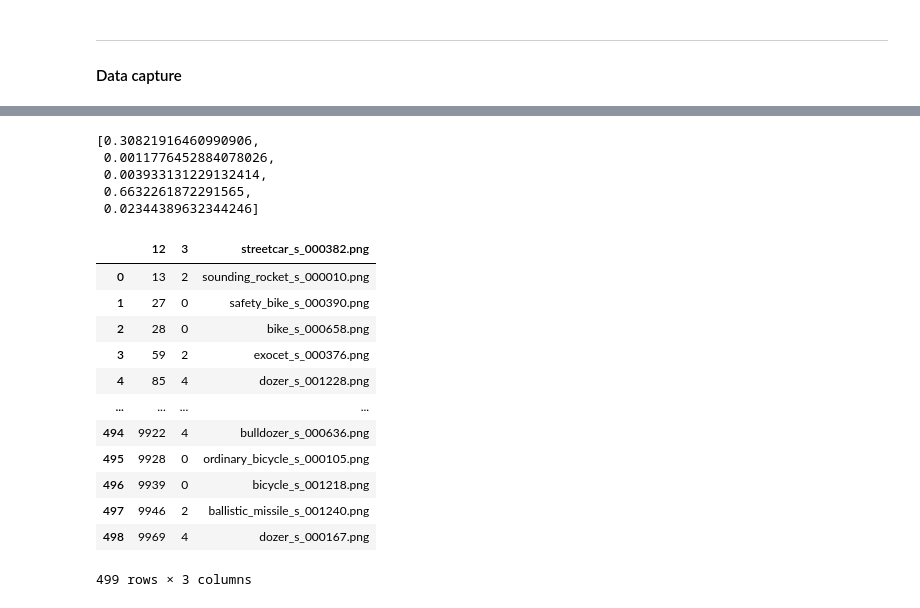
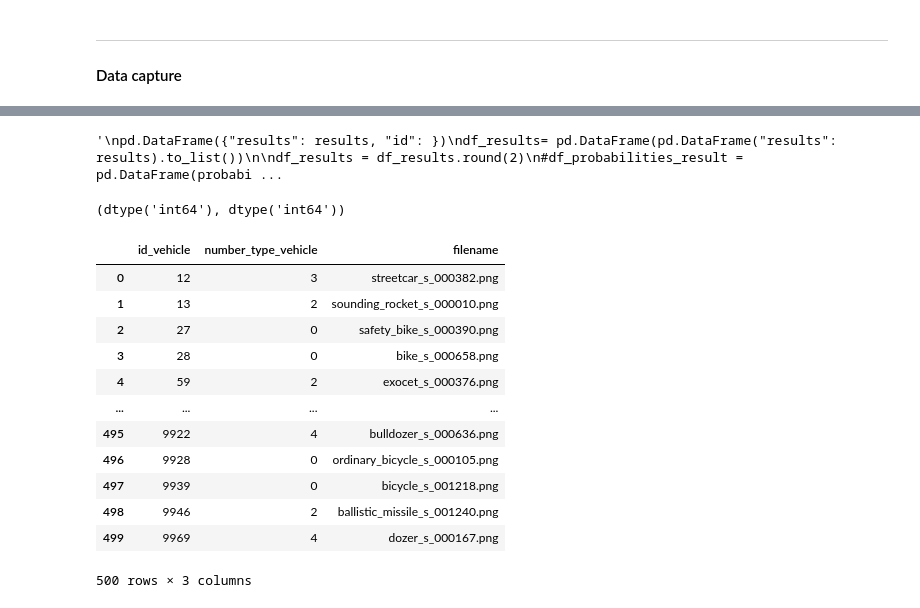
Before and after one commit to cyanmage/work-scones-project-nanodegree-project, a Jupyter notebook: project/batch-classification.ipynb, the cells around one changed output, grey strips where cells are left out. Cells and saved outputs as stored; diff of their text form; code cells hidden in the pictures.

```diff
--- a/project/batch-classification.ipynb
+++ b/project/batch-classification.ipynb
@@ -591,26 +683,39 @@ df_probabilities_result.columns= litteral_type_vehicles
+# %%
+'''
+pd.DataFrame({"results": results, "id": })
+df_results= pd.DataFrame(pd.DataFrame("results": results).to_list())
+
+df_results = df_results.round(2)
+#df_probabilities_result = pd.DataFrame(probabilities)
+#df_probabilities_result.round(2).describe()
+#list_max_inferences
+#df_probabilities_result.columns= litteral_types_vehicles
+df_results
+'''
+# %% [output]
+'\npd.DataFrame({"results": results, "id": })\ndf_results= pd.DataFrame(pd.DataFrame("results": results).to_list())\n\ndf_results = df_results.round(2)\n#df_probabilities_result = pd.DataFrame(probabi ...
 # %%
 #list_max_inferences[8]
-probabilities[8]
+#probabilities[8]
-# %% [output]
-[0.30821916460990906,
- 0.0011776452884078026,
- 0.003933131229132414,
- 0.6632261872291565,
- 0.02344389632344246]
+# %%
+df_results['id'].dtype, df_pool_vehicles_to_test['id_vehicle'].dtype
+# %% [output]
+(dtype('int64'), dtype('int64'))
 # %%
-vehicles_tested = pd.read_csv("./test_batch_classification.lst", sep="\t")
-vehicles_tested
+df_pool_vehicles_to_test = pd.read_csv("./test_batch_classification.lst", sep="\t", header=None)
+df_pool_vehicles_to_test.columns=['id_vehicle', 'number_type_vehicle', 'filename']
+df_pool_vehicles_to_test
 # %% [output]
-|  | 12 | 3 | streetcar_s_000382.png |
-| 0 | 13 | 2 | sounding_rocket_s_000010.png |
-| 1 | 27 | 0 | safety_bike_s_000390.png |
-| 2 | 28 | 0 | bike_s_000658.png |
-| 3 | 59 | 2 | exocet_s_000376.png |
-| 4 | 85 | 4 | dozer_s_001228.png |
+|  | id_vehicle | number_type_vehicle | filename |
+| 0 | 12 | 3 | streetcar_s_000382.png |
+| 1 | 13 | 2 | sounding_rocket_s_000010.png |
+| 2 | 27 | 0 | safety_bike_s_000390.png |
+| 3 | 28 | 0 | bike_s_000658.png |
+| 4 | 59 | 2 | exocet_s_000376.png |
 | ... | ... | ... | ... |
-| 494 | 9922 | 4 | bulldozer_s_000636.png |
-| 495 | 9928 | 0 | ordinary_bicycle_s_000105.png |
-| 496 | 9939 | 0 | bicycle_s_001218.png |
-| 497 | 9946 | 2 | ballistic_missile_s_001240.png |
-| 498 | 9969 | 4 | dozer_s_000167.png |
+| 495 | 9922 | 4 | bulldozer_s_000636.png |
+| 496 | 9928 | 0 | ordinary_bicycle_s_000105.png |
+| 497 | 9939 | 0 | bicycle_s_001218.png |
+| 498 | 9946 | 2 | ballistic_missile_s_001240.png |
+| 499 | 9969 | 4 | dozer_s_000167.png |
-499 rows × 3 columns
+500 rows × 3 columns
```
Also changed, not shown: parts of 58 cells of this notebook, 5 other files.
